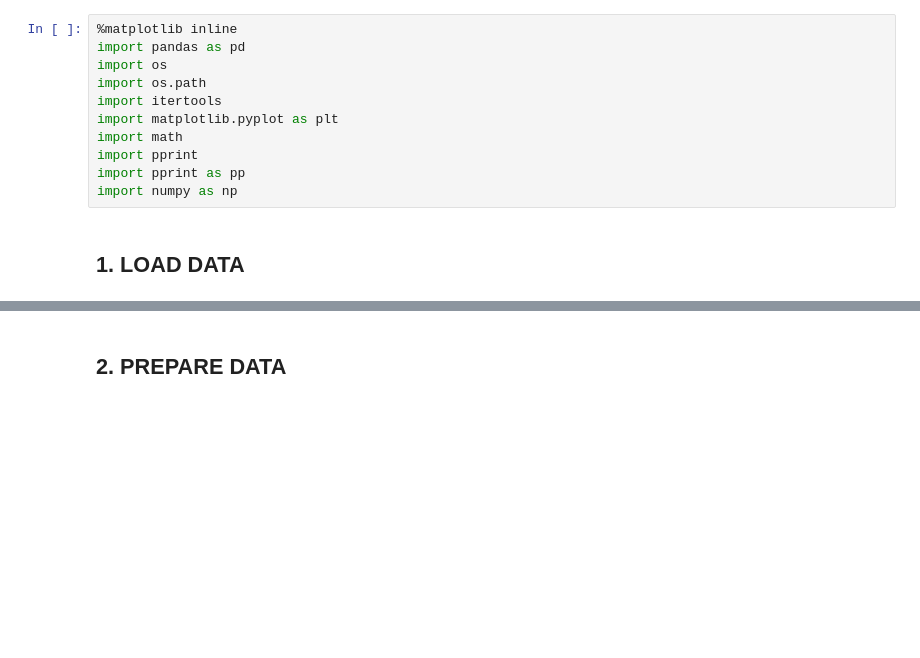
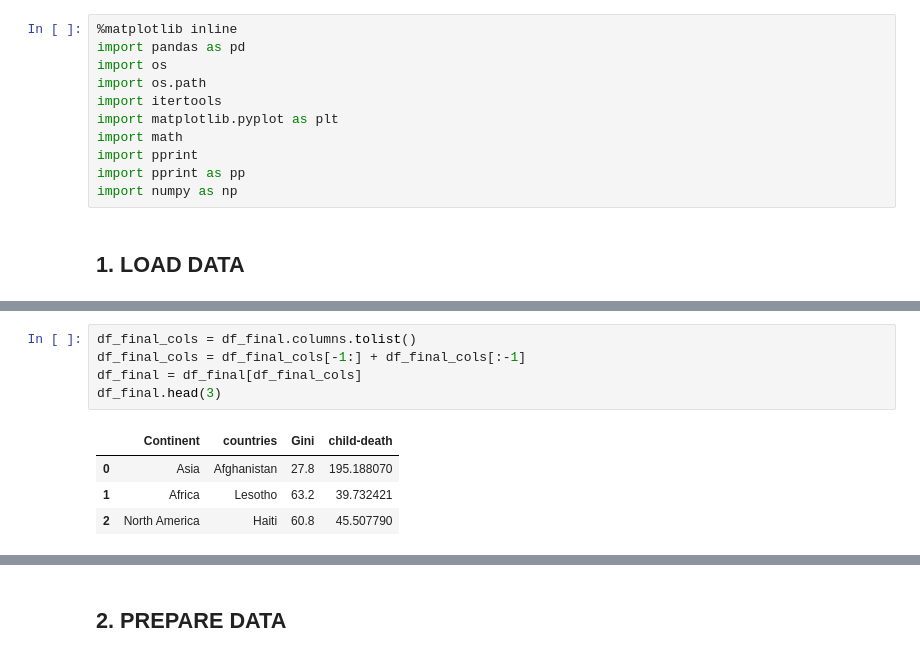
Before and after one commit to MahzadK/dataviz, a Jupyter notebook: notebooks/JSON_TREEMAP.ipynb, the cells around one changed output, grey strips where cells are left out. Drawn from its saved outputs; the diff is of its cells as text; blank space fills up the shorter version.

```diff
--- a/notebooks/JSON_TREEMAP.ipynb
+++ b/notebooks/JSON_TREEMAP.ipynb
@@ -32,0 +71,10 @@ Index(['GINI index', '1978', '1979', '1980', '1981', '1982', '1983', '1984',
+# %%
+df_final_cols = df_final.columns.tolist()
+df_final_cols = df_final_cols[-1:] + df_final_cols[:-1]
+df_final = df_final[df_final_cols]
+df_final.head(3)
+# %% [output]
+|  | Continent | countries | Gini | child-death |
+| 0 | Asia | Afghanistan | 27.8 | 195.188070 |
+| 1 | Africa | Lesotho | 63.2 | 39.732421 |
+| 2 | North America | Haiti | 60.8 | 45.507790 |
```
Also changed, not shown: parts of 12 cells of this notebook, 3 other files.
